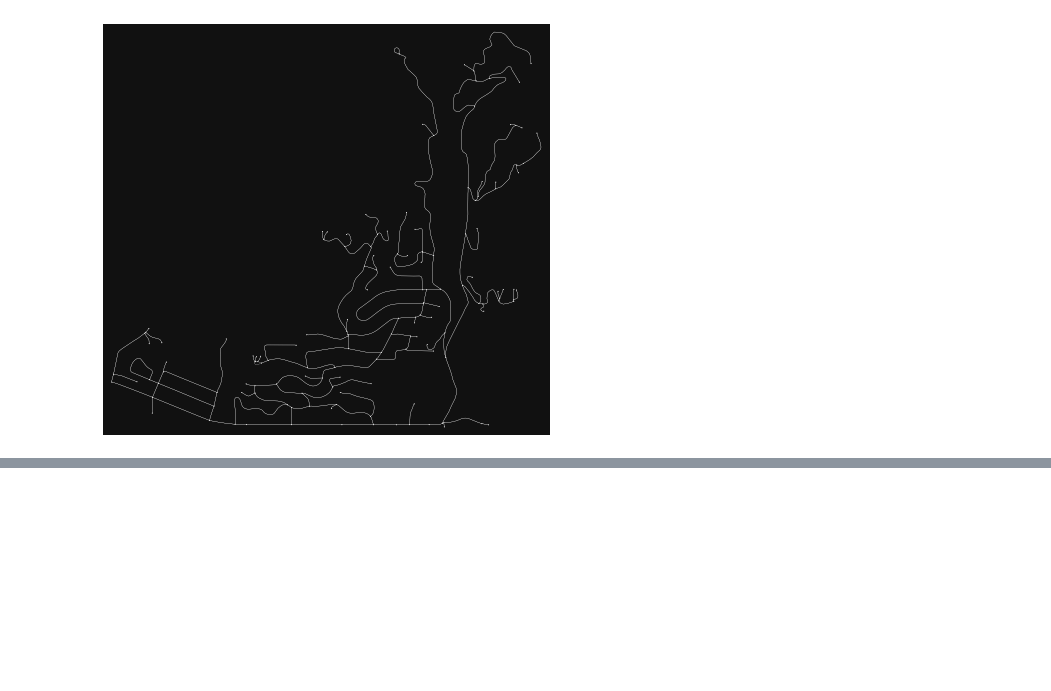
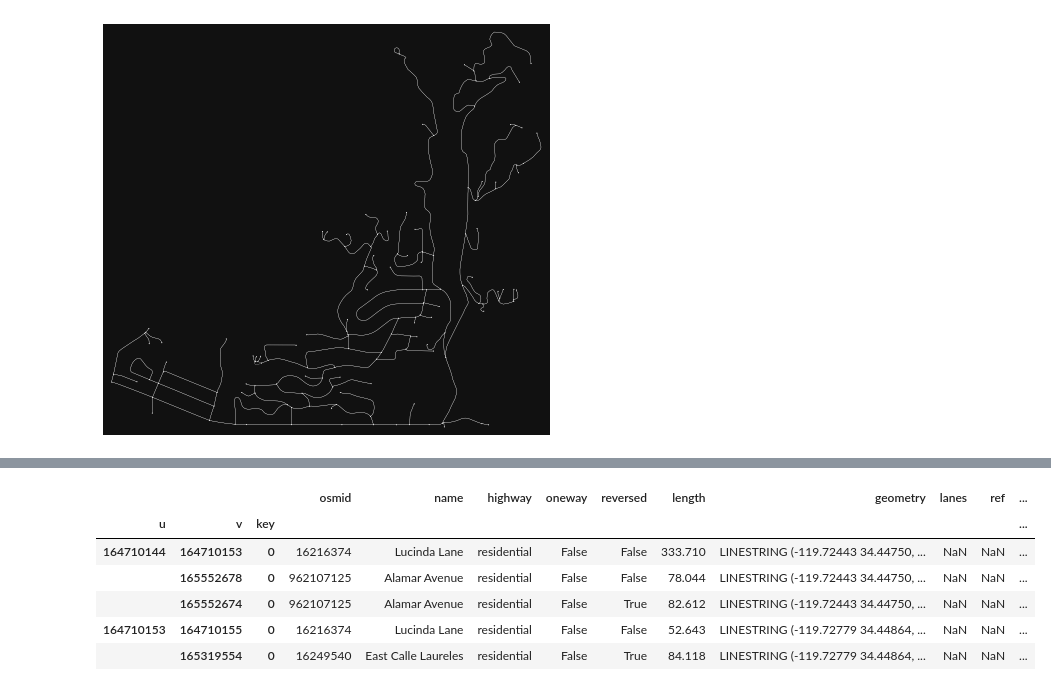
Before and after one commit to barguzin/rwmp_pipelines, a Jupyter notebook: evac/check_osm_id.ipynb, the cells around one changed output, grey strips where cells are left out. Saved outputs shown, nothing was run; the diff lists cells and outputs as text; code cells hidden in the pictures; blank space fills up the shorter version.

```diff
--- a/evac/check_osm_id.ipynb
+++ b/evac/check_osm_id.ipynb
@@ -38,0 +51,10 @@ fig, ax = ox.plot_graph(G, node_size=1, edge_color='w', edge_linewidth=.2)
+# %%
+edges.head()
+# %% [output]
+|  |  |  | osmid | name | highway | oneway | reversed | length | geometry | lanes | ref | ... |
+| u | v | key |  |  |  |  |  |  |  |  |  | ... |
+| 164710144 | 164710153 | 0 | 16216374 | Lucinda Lane | residential | False | False | 333.710 | LINESTRING (-119.72443 34.44750, ... | NaN | NaN | ... |
+|  | 165552678 | 0 | 962107125 | Alamar Avenue | residential | False | False | 78.044 | LINESTRING (-119.72443 34.44750, ... | NaN | NaN | ... |
+|  | 165552674 | 0 | 962107125 | Alamar Avenue | residential | False | True | 82.612 | LINESTRING (-119.72443 34.44750, ... | NaN | NaN | ... |
+| 164710153 | 164710155 | 0 | 16216374 | Lucinda Lane | residential | False | False | 52.643 | LINESTRING (-119.72779 34.44864, ... | NaN | NaN | ... |
+|  | 165319554 | 0 | 16249540 | East Calle Laureles | residential | False | True | 84.118 | LINESTRING (-119.72779 34.44864, ... | NaN | NaN | ... |
```
Also changed, not shown: parts of 9 cells of this notebook, 13 other files.
